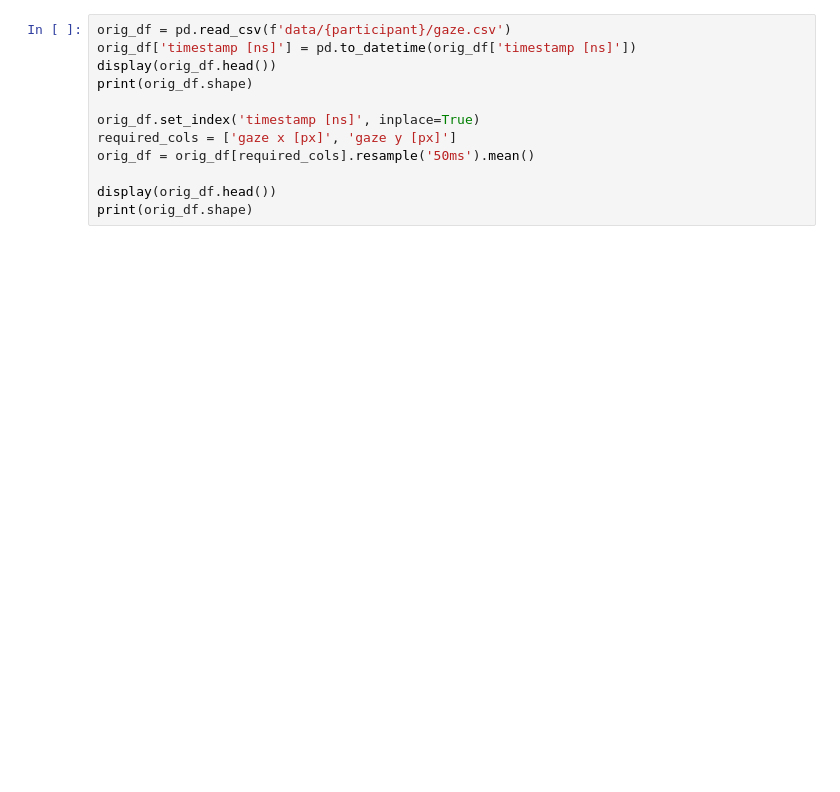
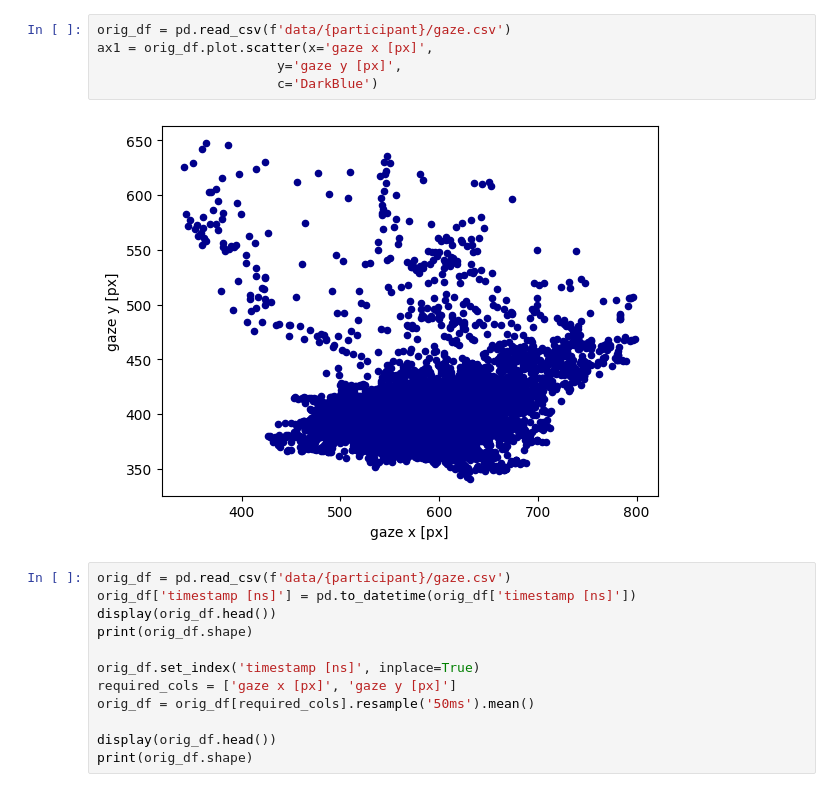
Before and after one commit to nogibjj/Tracking-Gazes-on-Museum-Pieces-Data-Plus, a Jupyter notebook: heatmap_qc.ipynb, the cells around one changed output. Drawn from its saved outputs; the diff is of its cells as text; blank space fills up the shorter version.

```diff
--- a/heatmap_qc.ipynb
+++ b/heatmap_qc.ipynb
@@ -9,3 +16,10 @@ participant = '2022_03bm'
+# %%
+orig_df = pd.read_csv(f'data/{participant}/gaze.csv')
+ax1 = orig_df.plot.scatter(x='gaze x [px]',
+                       y='gaze y [px]',
+                       c='DarkBlue')
+# %% [output]
+[figure, added]
 # %%
 orig_df = pd.read_csv(f'data/{participant}/gaze.csv')
 orig_df['timestamp [ns]'] = pd.to_datetime(orig_df['timestamp [ns]'])
```
Also changed, not shown: parts of 2 cells of this notebook, 7 other files.
